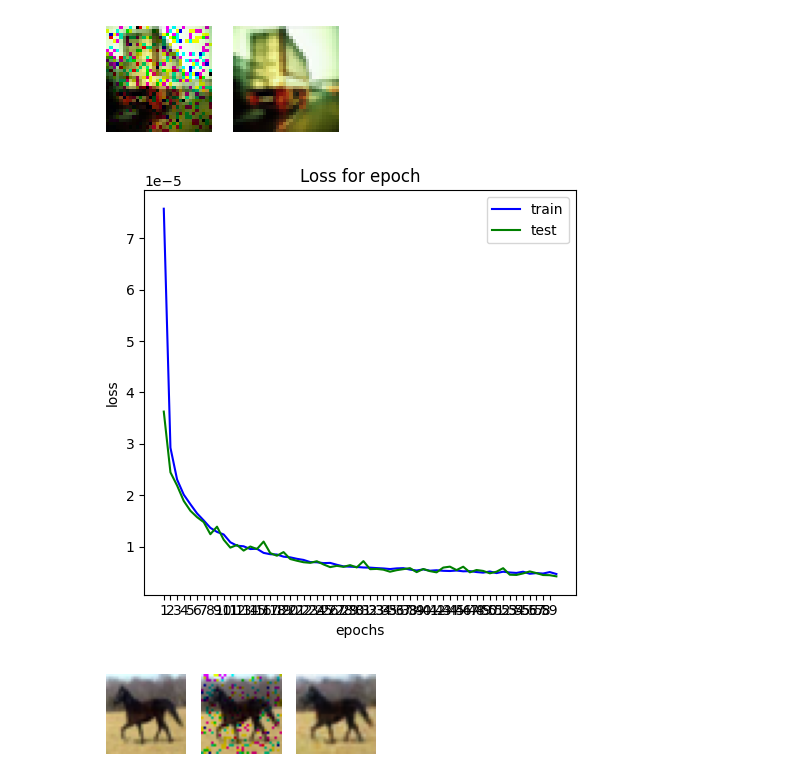
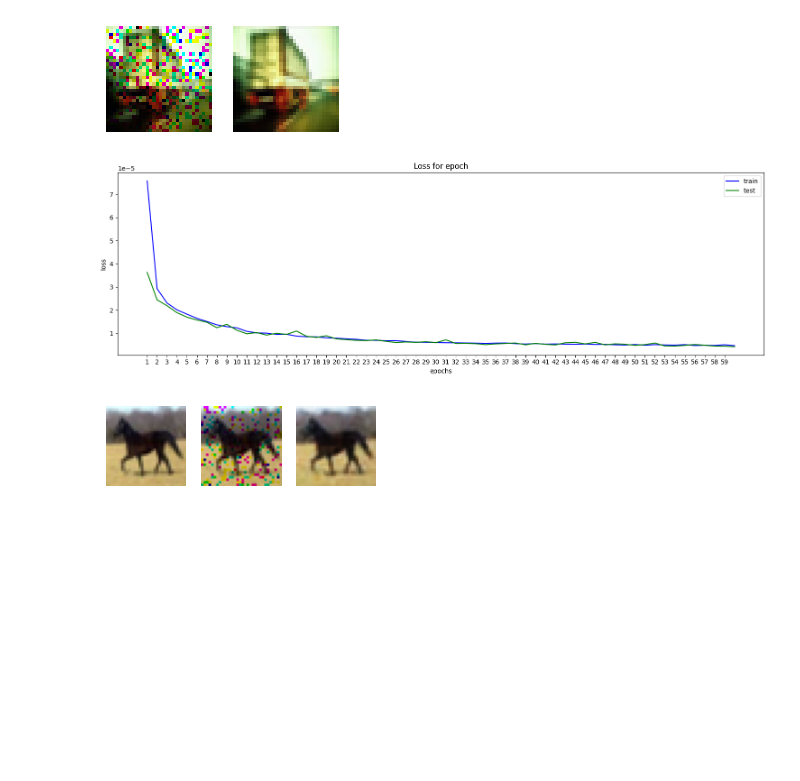
Before and after one commit to Estaheri7/Math2Model, a Jupyter notebook: lab/torch/computer_vision/denoising_AE.ipynb, the cells around one changed output. Drawn from its saved outputs; the diff is of its cells as text; code cells hidden in the pictures; blank space fills up the shorter version.

Commit message:
better plotting for train/test loss

```diff
--- a/lab/torch/computer_vision/denoising_AE.ipynb
+++ b/lab/torch/computer_vision/denoising_AE.ipynb
@@ -170,22 +170,22 @@ saves = train(model, train_dataloader, test_dataloader, n_epoches=60, lr=0.01, n
 # %%
 n_epoches = np.arange(len(saves['train_loss'])).astype(int) + 1
 
 train_loss = saves['train_loss']
 test_loss = saves['test_loss']
 
-plt.figure(figsize=(5, 5))
+plt.figure(figsize=(15, 5))
 plt.plot(n_epoches, train_loss, c='blue', label='train')
 plt.plot(n_epoches, test_loss, c='green', label='test')
 plt.title('Loss for epoch')
 plt.ylabel('loss')
 plt.xlabel('epochs')
 plt.xticks(range(1, len(saves['train_loss'])))
 plt.legend()
 
 plt.tight_layout()
 plt.show()
 # %% [output]
-[figure, old version]
+[figure, new version]
 # %%
 def display_image_noise_recon(model: DAE, image: torch.Tensor, noise_level=0.01):
     fig, axes = plt.subplots(1, 3, figsize=(3, 3))
```
